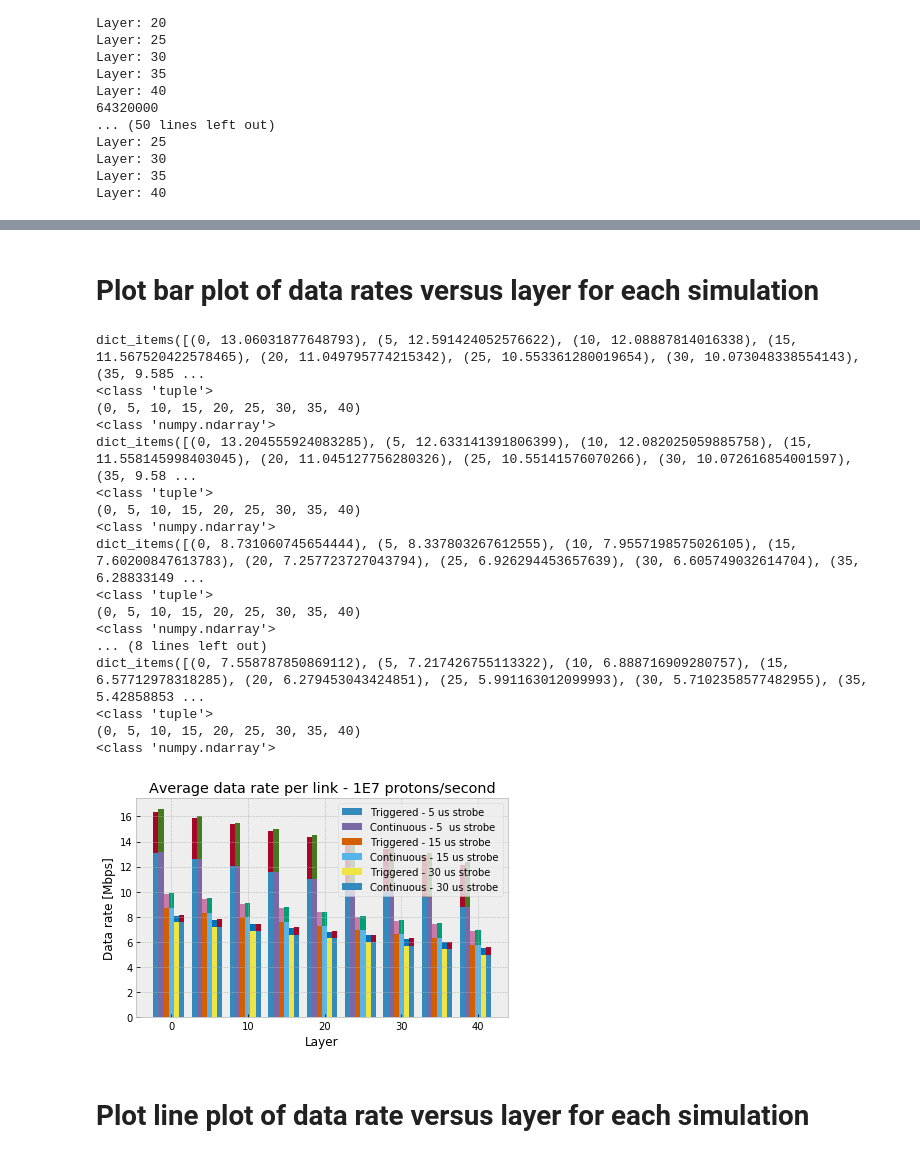
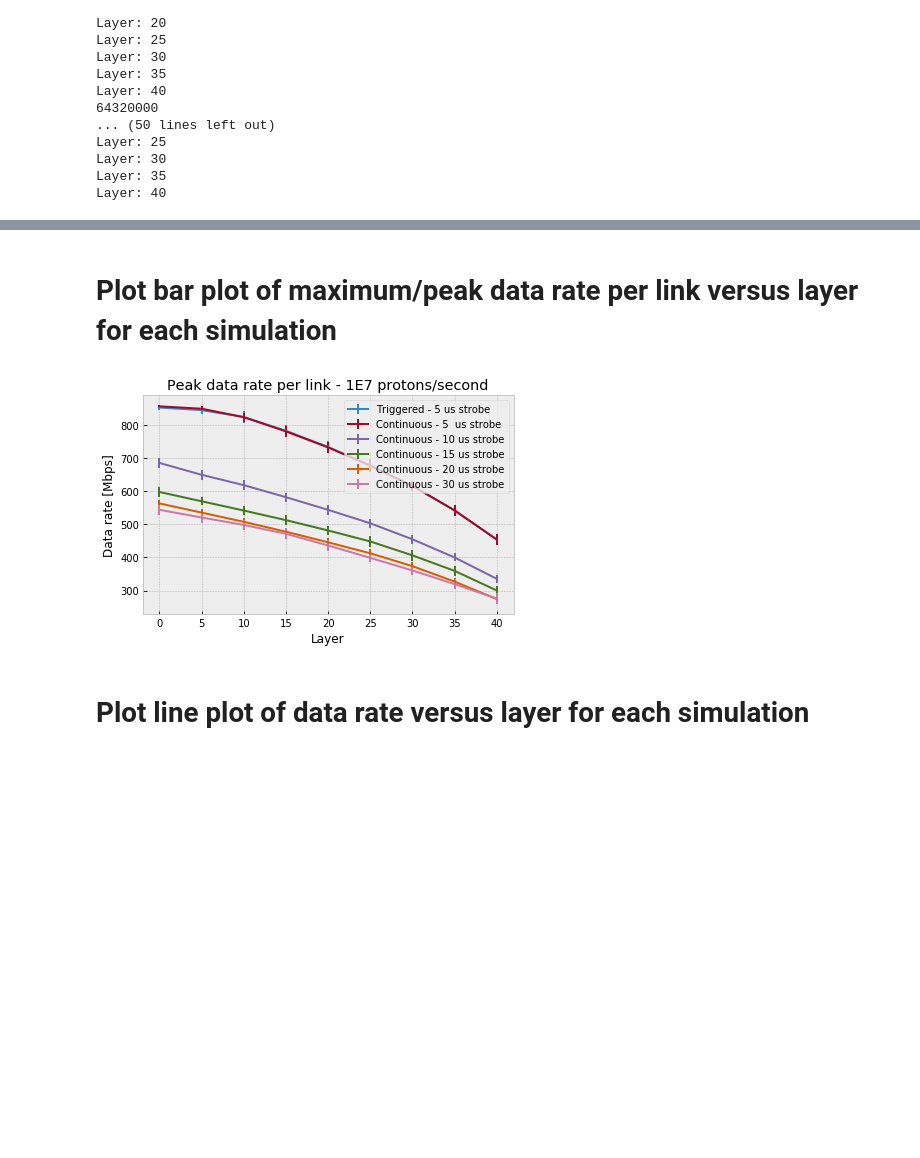
Before and after one commit to svnesbo/alpide_its_sim, a Jupyter notebook: software/alpide_dataflow_sim/analysis/py/plot_sim_data_rate_pct.ipynb, the cells around one changed output, grey strips where cells are left out. Drawn from its saved outputs; the diff is of its cells as text; code cells hidden in the pictures; blank space fills up the shorter version.

Commit message:
Plot peak data rate per link in jupyter notebook for pCT

```diff
--- a/software/alpide_dataflow_sim/analysis/py/plot_sim_data_rate_pct.ipynb
+++ b/software/alpide_dataflow_sim/analysis/py/plot_sim_data_rate_pct.ipynb
@@ -177,9 +177,9 @@ for sim_label,dir in sim_dirs:
                 data_rate_high_per_link_arr[link_num] = np.max(link_data_rate_list)
 
             sim_data.layer_link_avg_data_rate_mean[layer] = np.mean(data_rate_mean_per_link_arr)
-            sim_data.layer_link_avg_data_rate_stddev[layer] = np.mean(data_rate_mean_per_link_arr)
+            sim_data.layer_link_avg_data_rate_stddev[layer] = np.std(data_rate_mean_per_link_arr)
             sim_data.layer_link_high_data_rate_mean[layer] = np.mean(data_rate_high_per_link_arr)
-            sim_data.layer_link_high_data_rate_stddev[layer] = np.mean(data_rate_high_per_link_arr)
+            sim_data.layer_link_high_data_rate_stddev[layer] = np.std(data_rate_high_per_link_arr)
 
 
     sim_data_all[sim_label] = sim_data
@@ -204,5 +304,5 @@ Layer: 40
 # %% [markdown]
-# Plot bar plot of data rates versus layer for each simulation
+# Plot bar plot of maximum/peak data rate per link versus layer for each simulation
 # %%
 # Plot data rate per link
 
@@ -218,88 +318,62 @@ plots_data = dict()
 plots_protocol = dict()
 
 
-plot_error_bars = False
+plot_error_bars = True
+plot_bar_plot = False
 
 
 plot_num = 0
 for sim_label in sim_data_all:
-    list_layer_link_data_mean = sorted(sim_data_all[sim_label].layer_link_data_mpbs_mean.items())
-    list_layer_link_data_stddev = sorted(sim_data_all[sim_label].layer_link_data_mpbs_stddev.items())
-    list_layer_link_protocol_mean = sorted(sim_data_all[sim_label].layer_link_protocol_mpbs_mean.items())
-    list_layer_link_protocol_stddev = sorted(sim_data_all[sim_label].layer_link_protocol_mpbs_stddev.items())
+    list_layer_link_high_data_rate_mean = sorted(sim_data_all[sim_label].layer_link_high_data_rate_mean.items())
+    list_layer_link_high_data_rate_stddev = sorted(sim_data_all[sim_label].layer_link_high_data_rate_stddev.items())
 
-    print(sim_data_all[sim_label].layer_link_data_mpbs_mean.items())
-
-    layers, data_mean = zip(*list_layer_link_data_mean)
-    layers, data_stddev = zip(*list_layer_link_data_stddev)
-    layers, protocol_mean = zip(*list_layer_link_protocol_mean)
-    layers, protocol_stddev = zip(*list_layer_link_protocol_stddev)
-
-    print(type(layers))
-    print(layers)
+    layers, data_mean = zip(*list_layer_link_high_data_rate_mean)
+    layers, data_stddev = zip(*list_layer_link_high_data_rate_stddev)
 
     layers_arr = np.array(layers)
 
-    print(type(layers_arr))
-
     bar_position = (plot_num-len(sim_data_all)/2)*width
 
-    if plot_error_bars:
-        plots_data[sim_label] = plt.bar(layers_arr + bar_position, data_mean, width,
-                                        yerr=data_stddev, label=sim_label)
-
-        plots_protocol[sim_label] = plt.bar(layers_arr + bar_position, protocol_mean, width,
-                                             bottom=data_mean, yerr=protocol_stddev)
+    if plot_bar_plot:
+        if plot_error_bars:
+            plots_data[sim_label] = plt.bar(layers_arr + bar_position, data_mean, width,
+                                            yerr=data_stddev, label=sim_label)
+        else:
+            plots_data[sim_label] = plt.bar(layers_arr + bar_position, data_mean, width, label=sim_label)
     else:
-        plots_data[sim_label] = plt.bar(layers_arr + bar_position, data_mean, width, label=sim_label)
-
-        plots_protocol[sim_label] = plt.bar(layers_arr + bar_position, protocol_mean, width, bottom=data_mean)
+        if plot_error_bars:
+            plots_data[sim_label] = plt.errorbar(layers_arr, data_mean, yerr=data_stddev, label=sim_label)
+        else:
+            plots_data[sim_label] = plt.plot(layers_arr, data_mean, label=sim_label)
 
     plot_num += 1
 
 
 additional_title = ''
 if len(sim_additional_title) > 0:
     additional_title = ' - ' + sim_additional_title
 
 #ax.set_yscale('log')
-plt.title('Average data rate per link' + additional_title)
+plt.title('Peak data rate per link' + additional_title)
 plt.xlabel('Layer')
 plt.ylabel('Data rate [Mbps]')
 #plt.legend(loc='center left', bbox_to_anchor=(1, 0.5))
 plt.legend()
 
 
 #ax.yaxis.set_major_locator(MultipleLocator(100))
 #ax.yaxis.grid(True, which='minor')
 #ax.yaxis.set_minor_locator(MultipleLocator(50))
 
 plt.tight_layout()
-plt.show()
 
 if save_plots:
-    fig.savefig(plot_output_dir + '/data_rates_per_link.png', bbox_inches='tight', facecolor=fig.get_facecolor(), edgecolor='none')
-    fig.savefig(plot_output_dir + '/data_rates_per_links.pdf', bbox_inches='tight', facecolor=fig.get_facecolor(), edgecolor='none')
+    fig.savefig(plot_output_dir + '/data_rates_peak_per_link.png', bbox_inches='tight')
+    fig.savefig(plot_output_dir + '/data_rates_peak_per_links.pdf', bbox_inches='tight')
+plt.show()
 plt.close(fig)
 # %% [output]
-dict_items([(0, 13.06031877648793), (5, 12.591424052576622), (10, 12.08887814016338), (15, 11.567520422578465), (20, 11.049795774215342), (25, 10.553361280019654), (30, 10.073048338554143), (35, 9.585 ...
-<class 'tuple'>
-(0, 5, 10, 15, 20, 25, 30, 35, 40)
-<class 'numpy.ndarray'>
-dict_items([(0, 13.204555924083285), (5, 12.633141391806399), (10, 12.082025059885758), (15, 11.558145998403045), (20, 11.045127756280326), (25, 10.55141576070266), (30, 10.072616854001597), (35, 9.58 ...
-<class 'tuple'>
-(0, 5, 10, 15, 20, 25, 30, 35, 40)
-<class 'numpy.ndarray'>
-dict_items([(0, 8.731060745654444), (5, 8.337803267612555), (10, 7.9557198575026105), (15, 7.60200847613783), (20, 7.257723727043794), (25, 6.926294453657639), (30, 6.605749032614704), (35, 6.28833149 ...
-<class 'tuple'>
-(0, 5, 10, 15, 20, 25, 30, 35, 40)
-<class 'numpy.ndarray'>
-... (8 lines left out)
-dict_items([(0, 7.558787850869112), (5, 7.217426755113322), (10, 6.888716909280757), (15, 6.57712978318285), (20, 6.279453043424851), (25, 5.991163012099993), (30, 5.7102358577482955), (35, 5.42858853 ...
-<class 'tuple'>
-(0, 5, 10, 15, 20, 25, 30, 35, 40)
-<class 'numpy.ndarray'>
-[figure, old version]
+[figure, new version]
 # %% [markdown]
 # Plot line plot of data rate versus layer for each simulation
 # %%
```
Also changed, not shown: parts of 3 cells of this notebook.
